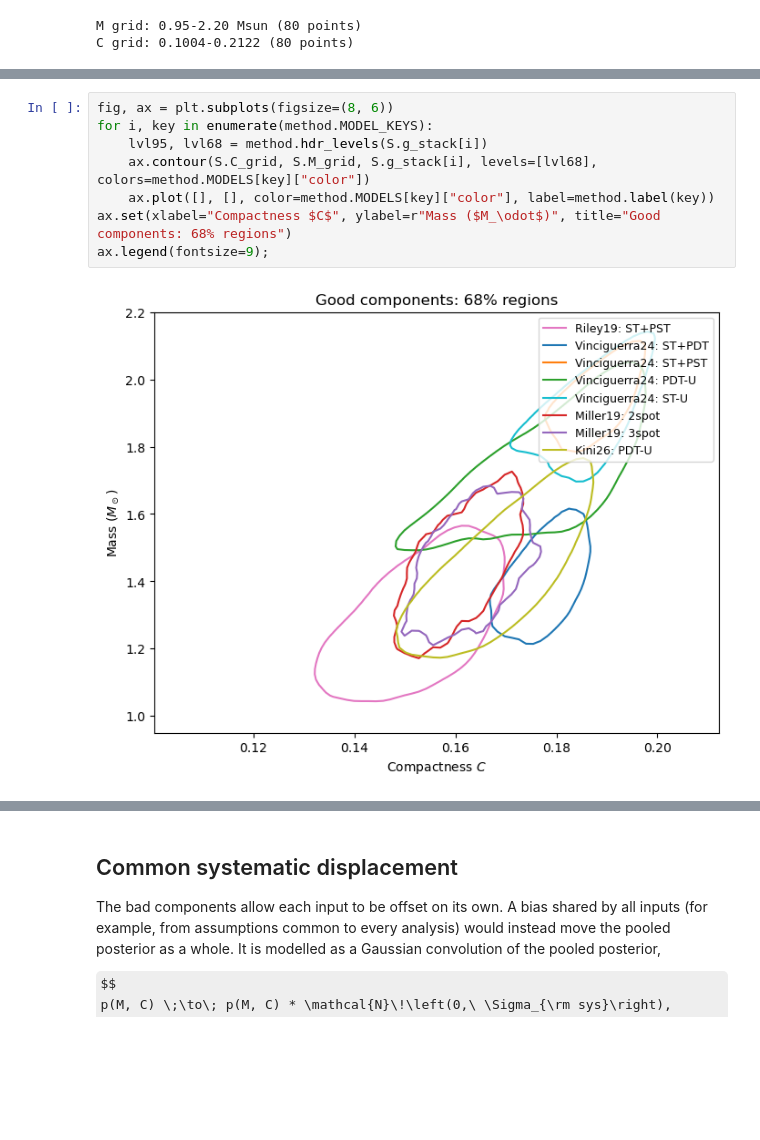
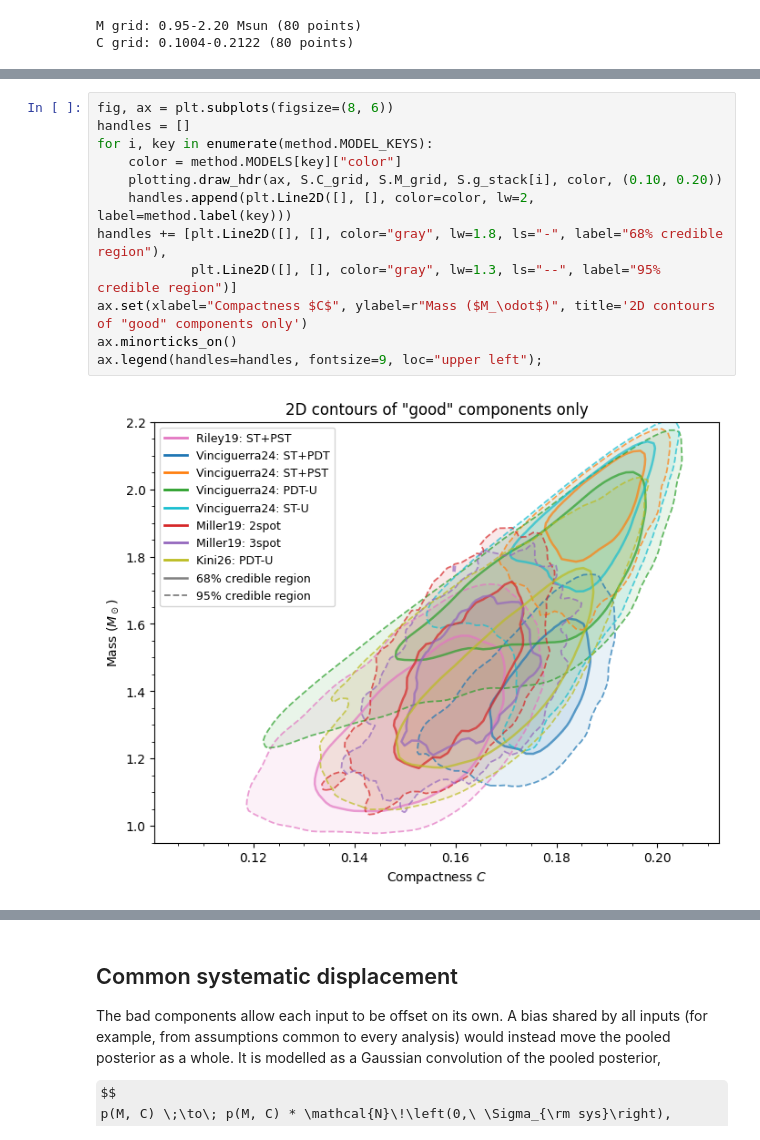
Before and after one commit to ryan-oconnor-astro/CombiningJ0030, a Jupyter notebook: 2_Combined_Posterior.ipynb, the cells around one changed output, grey strips where cells are left out. Cells and saved outputs as stored; diff of their text form; some formulas as TeX source; blank space fills up the shorter version.

Commit message:
revision of prose and plotting in the notebooks

```diff
--- a/2_Combined_Posterior.ipynb
+++ b/2_Combined_Posterior.ipynb
@@ -36,11 +32,15 @@ C grid: 0.1004-0.2122 (80 points)
 # %%
 fig, ax = plt.subplots(figsize=(8, 6))
+handles = []
 for i, key in enumerate(method.MODEL_KEYS):
-    lvl95, lvl68 = method.hdr_levels(S.g_stack[i])
-    ax.contour(S.C_grid, S.M_grid, S.g_stack[i], levels=[lvl68], colors=method.MODELS[key]["color"])
-    ax.plot([], [], color=method.MODELS[key]["color"], label=method.label(key))
-ax.set(xlabel="Compactness $C$", ylabel=r"Mass ($M_\odot$)", title="Good components: 68% regions")
-ax.legend(fontsize=9);
+    color = method.MODELS[key]["color"]
+    plotting.draw_hdr(ax, S.C_grid, S.M_grid, S.g_stack[i], color, (0.10, 0.20))
+    handles.append(plt.Line2D([], [], color=color, lw=2, label=method.label(key)))
+handles += [plt.Line2D([], [], color="gray", lw=1.8, ls="-", label="68% credible region"),
+            plt.Line2D([], [], color="gray", lw=1.3, ls="--", label="95% credible region")]
+ax.set(xlabel="Compactness $C$", ylabel=r"Mass ($M_\odot$)", title='2D contours of "good" components only')
+ax.minorticks_on()
+ax.legend(handles=handles, fontsize=9, loc="upper left");
 # %% [output]
-[figure, old version]
+[figure, new version]
 # %% [markdown]
```
Also changed, not shown: parts of 10 cells of this notebook, 1 other file.
